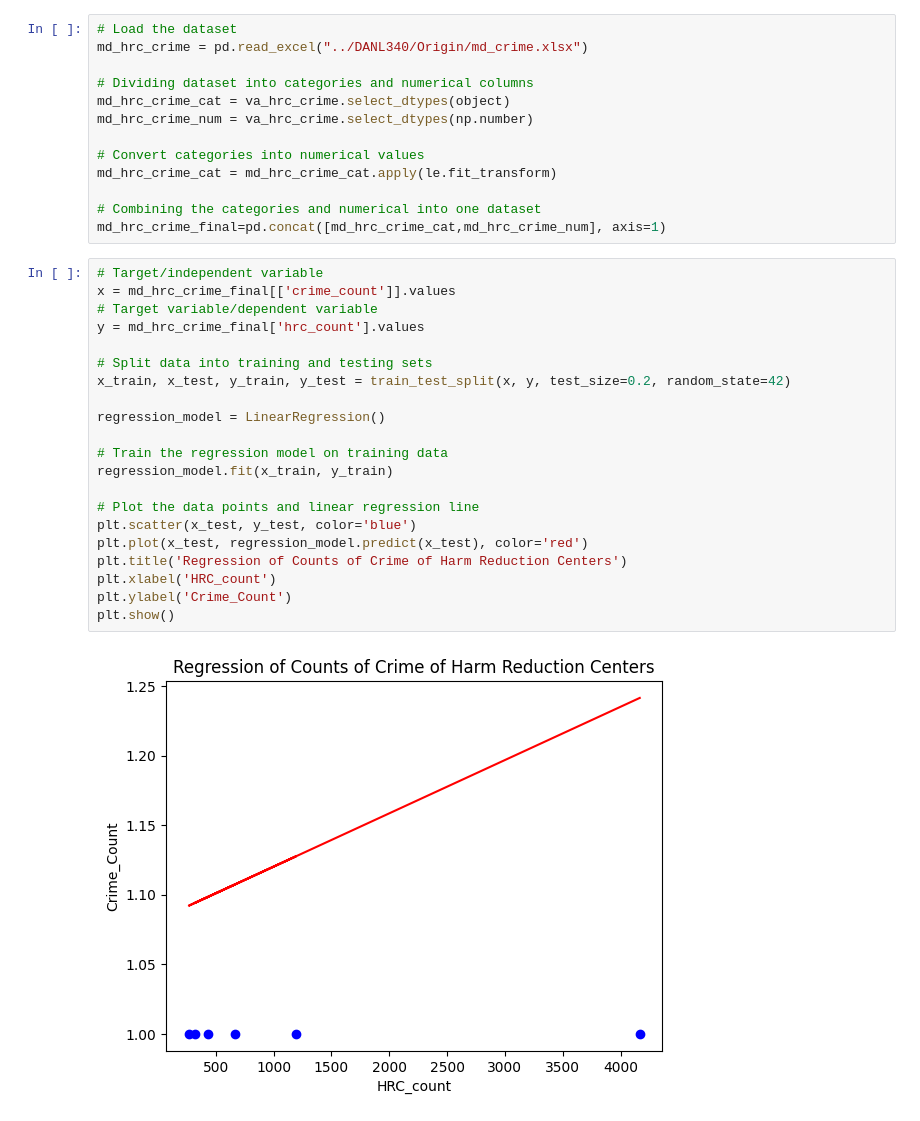
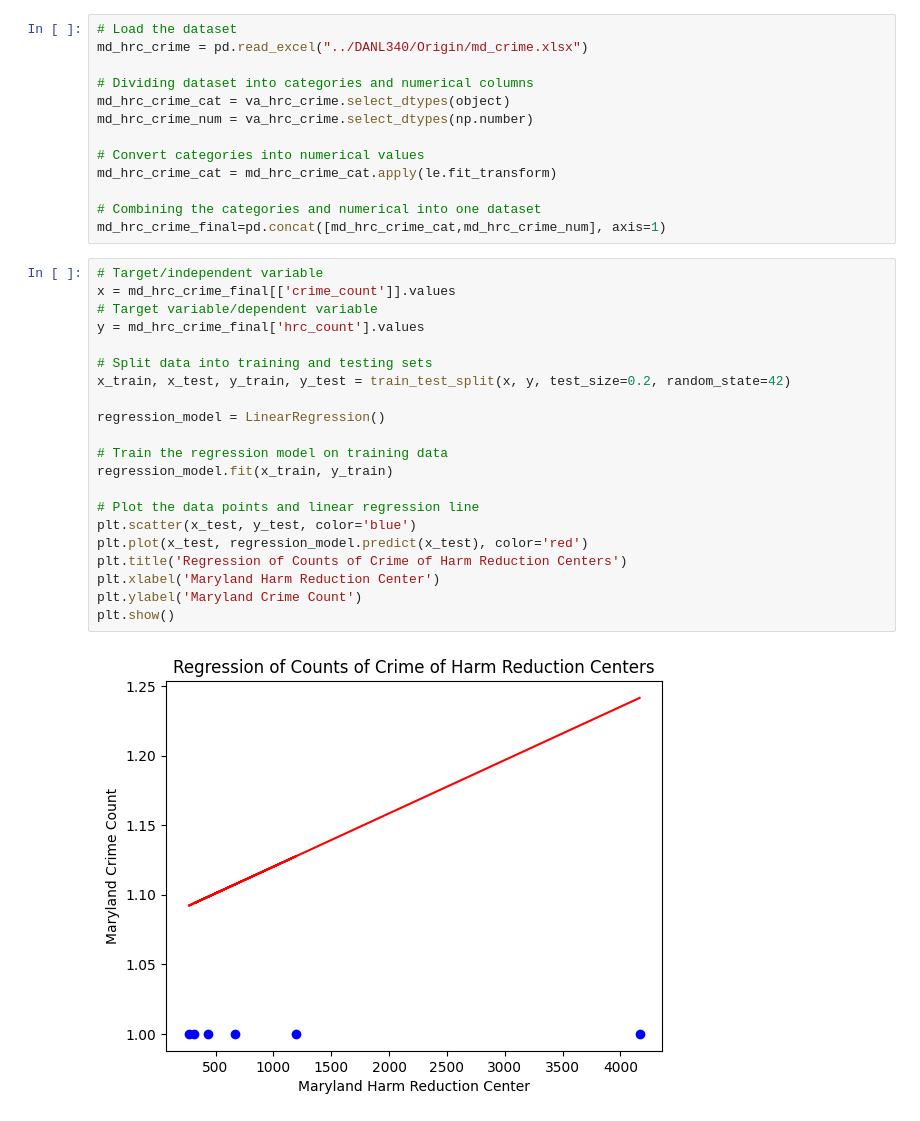
Before and after one commit to KevinSmith356/HealthDataAnalytics, a Jupyter notebook: DANL340/Test4.ipynb, the cells around one changed output. Saved outputs shown, nothing was run; the diff lists cells and outputs as text.

```diff
--- a/DANL340/Test4.ipynb
+++ b/DANL340/Test4.ipynb
@@ -165,23 +211,23 @@ md_hrc_crime_final=pd.concat([md_hrc_crime_cat,md_hrc_crime_num], axis=1)
 # %%
 # Target/independent variable
 x = md_hrc_crime_final[['crime_count']].values
 # Target variable/dependent variable
 y = md_hrc_crime_final['hrc_count'].values
 
 # Split data into training and testing sets
 x_train, x_test, y_train, y_test = train_test_split(x, y, test_size=0.2, random_state=42)
 
 regression_model = LinearRegression()
 
 # Train the regression model on training data
 regression_model.fit(x_train, y_train)
 
 # Plot the data points and linear regression line
 plt.scatter(x_test, y_test, color='blue')
 plt.plot(x_test, regression_model.predict(x_test), color='red')
 plt.title('Regression of Counts of Crime of Harm Reduction Centers')
-plt.xlabel('HRC_count')
-plt.ylabel('Crime_Count')
+plt.xlabel('Maryland Harm Reduction Center')
+plt.ylabel('Maryland Crime Count')
 plt.show()
 # %% [output]
-[figure, old version]
+[figure, new version]
```
Also changed, not shown: parts of 6 cells of this notebook, 8 other files.
